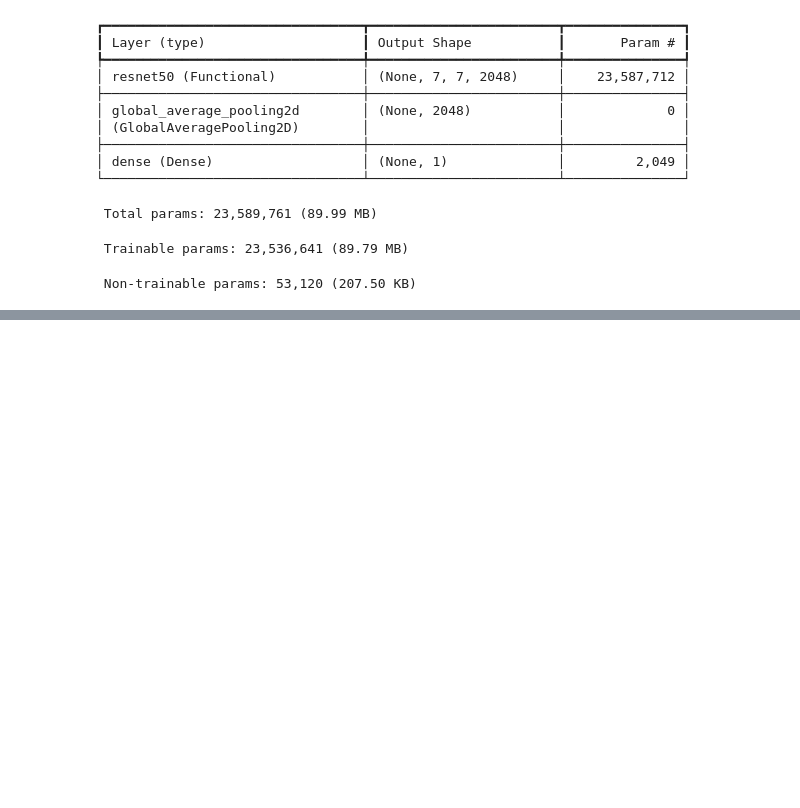
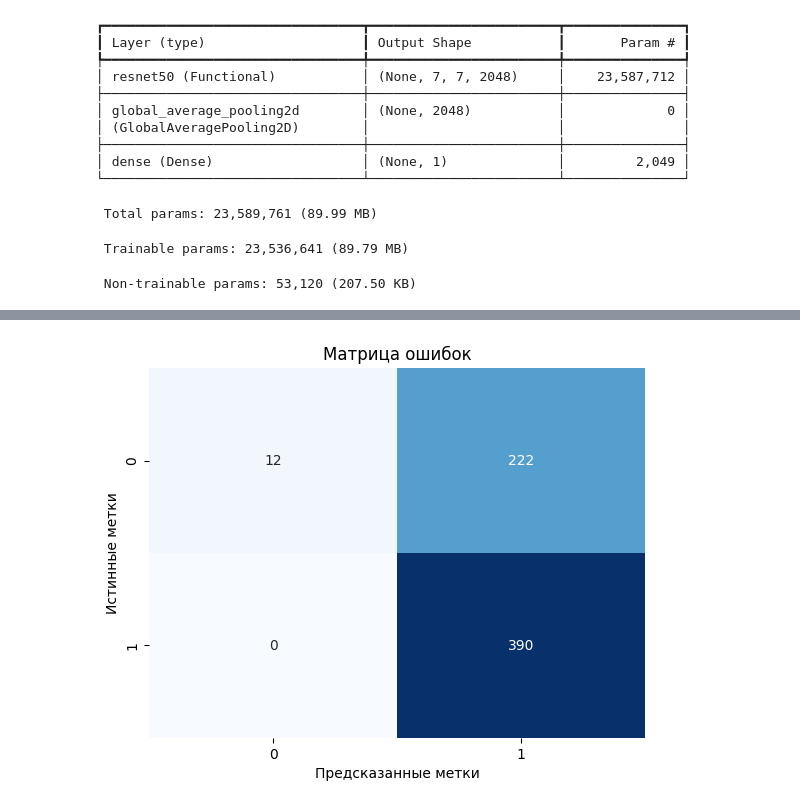
Before and after one commit to koziymaxim/Chest-X-Ray, a Jupyter notebook: chest-x-ray-images.ipynb, the cells around one changed output, grey strips where cells are left out. Saved outputs shown, nothing was run; the diff lists cells and outputs as text; code cells hidden in the pictures; blank space fills up the shorter version.

Commit message:
feat: added new data to val df plus add confusion matrix

```diff
--- a/chest-x-ray-images.ipynb
+++ b/chest-x-ray-images.ipynb
@@ -80,0 +91,10 @@ Found 16 files belonging to 2 classes.
+# %%
+# т.к. 16 изображений валидационной выборки - это очень мало, то объединим test с val, а потом разобьем их
+df_train_full = df_train.concatenate(df_valid)
+val_size = int(len(df_train_full) * 0.2)
+
+df_valid = df_train_full.take(val_size)
+df_train = df_train_full.skip(val_size)
+
+print(f"Новый размер train (батчей): {len(df_train)}")
+print(f"Новый размер valid (батчей): {len(df_valid)}")
@@ -255,0 +255,5 @@ Epoch 8/10
+# %%
+# сделаем матрицу ошибок
+y_pred_proba = model.predict(df_test_processed)
+y_pred = (y_pred_proba > 0.5).astype('int32')
+y_true = np.concatenate([y for x, y in df_test_processed], axis=0)
@@ -255,0 +263,11 @@ Epoch 8/10
+# %%
+
+cm = confusion_matrix(y_true, y_pred)
+
+sns.heatmap(cm, annot=True, fmt='d', cmap='Blues', cbar=False)
+plt.xlabel('Предсказанные метки')
+plt.ylabel('Истинные метки')
+plt.title('Матрица ошибок')
+plt.show()
+# %% [output]
+[figure, added]
```
Also changed, not shown: parts of 10 cells of this notebook.
